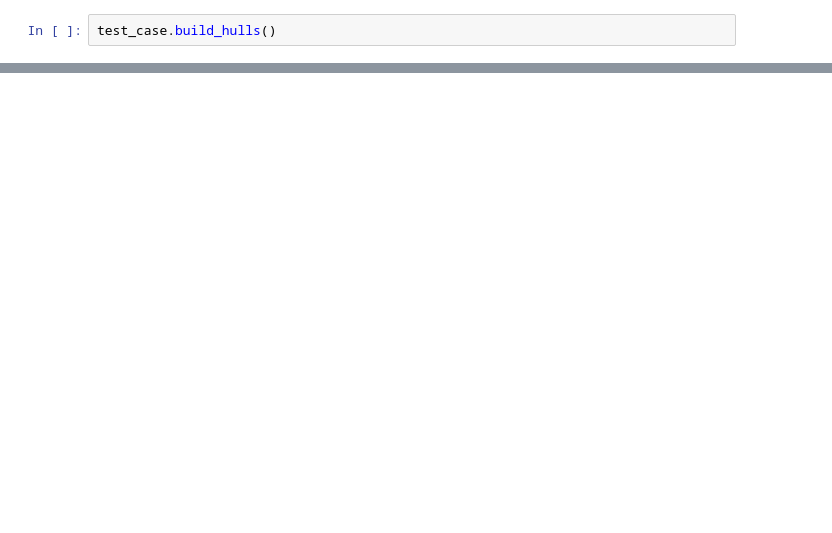
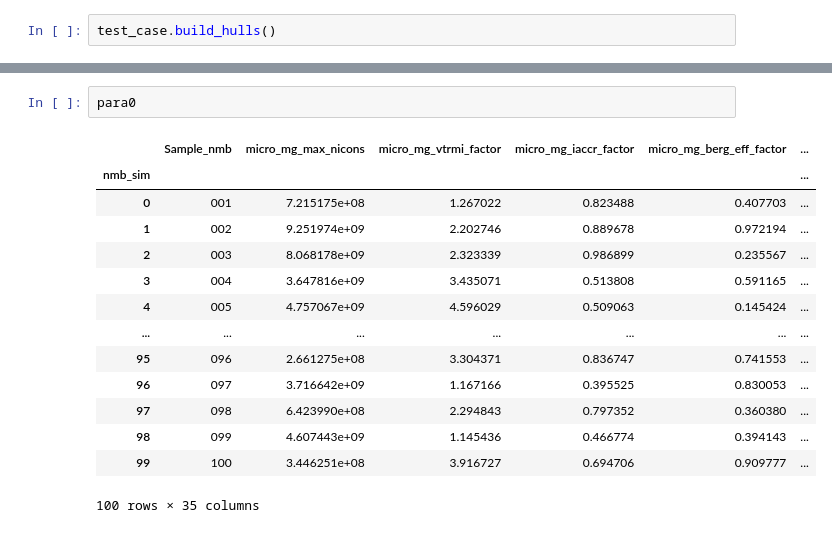
Before and after one commit to yiqioyang/proj2dhullsampler, a Jupyter notebook: notebooks/class_hm.ipynb, the cells around one changed output, grey strips where cells are left out. Cells and saved outputs as stored; diff of their text form; blank space fills up the shorter version.

```diff
--- a/notebooks/class_hm.ipynb
+++ b/notebooks/class_hm.ipynb
@@ -184,0 +203,17 @@ plot_histograms_grid_5([para, test_case.results.realscale_samples])
+# %%
+para0
+# %% [output]
+|  | Sample_nmb | micro_mg_max_nicons | micro_mg_vtrmi_factor | micro_mg_iaccr_factor | micro_mg_berg_eff_factor | ... |
+| nmb_sim |  |  |  |  |  | ... |
+| 0 | 001 | 7.215175e+08 | 1.267022 | 0.823488 | 0.407703 | ... |
+| 1 | 002 | 9.251974e+09 | 2.202746 | 0.889678 | 0.972194 | ... |
+| 2 | 003 | 8.068178e+09 | 2.323339 | 0.986899 | 0.235567 | ... |
+| 3 | 004 | 3.647816e+09 | 3.435071 | 0.513808 | 0.591165 | ... |
+| 4 | 005 | 4.757067e+09 | 4.596029 | 0.509063 | 0.145424 | ... |
+| ... | ... | ... | ... | ... | ... | ... |
+| 95 | 096 | 2.661275e+08 | 3.304371 | 0.836747 | 0.741553 | ... |
+| 96 | 097 | 3.716642e+09 | 1.167166 | 0.395525 | 0.830053 | ... |
+| 97 | 098 | 6.423990e+08 | 2.294843 | 0.797352 | 0.360380 | ... |
+| 98 | 099 | 4.607443e+09 | 1.145436 | 0.466774 | 0.394143 | ... |
+| 99 | 100 | 3.446251e+08 | 3.916727 | 0.694706 | 0.909777 | ... |
+100 rows × 35 columns
```
Also changed, not shown: parts of 16 cells of this notebook, 1 other file.
